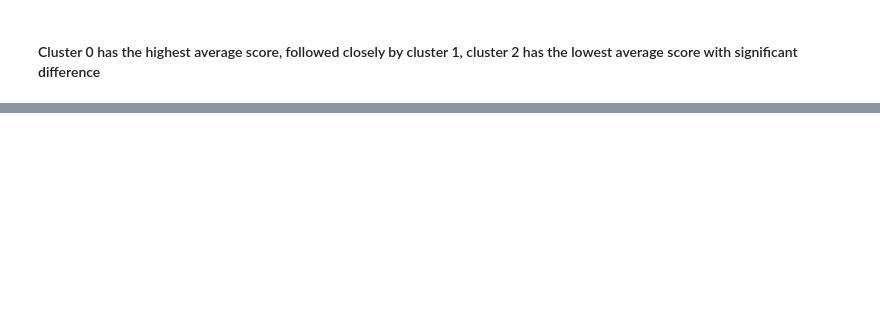
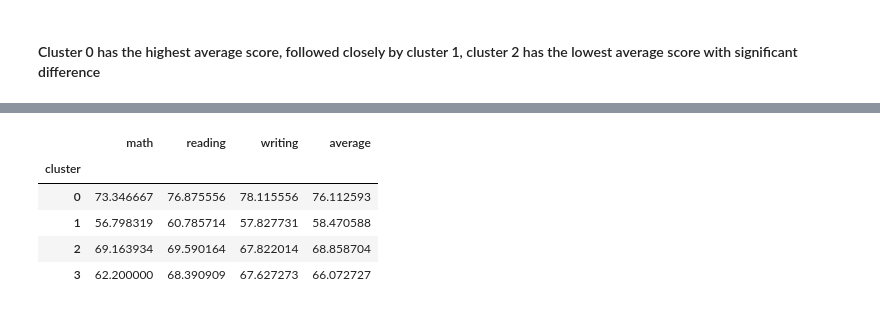
Before and after one commit to AbielB/Flask_ClusteringForStudents, a Jupyter notebook: MakeModel.ipynb, the cells around one changed output, grey strips where cells are left out. Cells and saved outputs as stored; diff of their text form; code cells hidden in the pictures; blank space fills up the shorter version.

```diff
--- a/MakeModel.ipynb
+++ b/MakeModel.ipynb
@@ -202,2 +202,13 @@ plt.show()
 # %%
 data.to_csv('hasil_cluster_kmeans.csv',index=False)
+# %%
+#get sum of math+reading+writing for each cluster
+data2['average'] = (data2['math'] + data2['reading'] + data2['writing'] ) / 3
+data2.groupby('cluster').mean()
+# %% [output]
+|  | math | reading | writing | average |
+| cluster |  |  |  |  |
+| 0 | 73.346667 | 76.875556 | 78.115556 | 76.112593 |
+| 1 | 56.798319 | 60.785714 | 57.827731 | 58.470588 |
+| 2 | 69.163934 | 69.590164 | 67.822014 | 68.858704 |
+| 3 | 62.200000 | 68.390909 | 67.627273 | 66.072727 |
```
Also changed, not shown: parts of 9 cells of this notebook, 3 other files.
